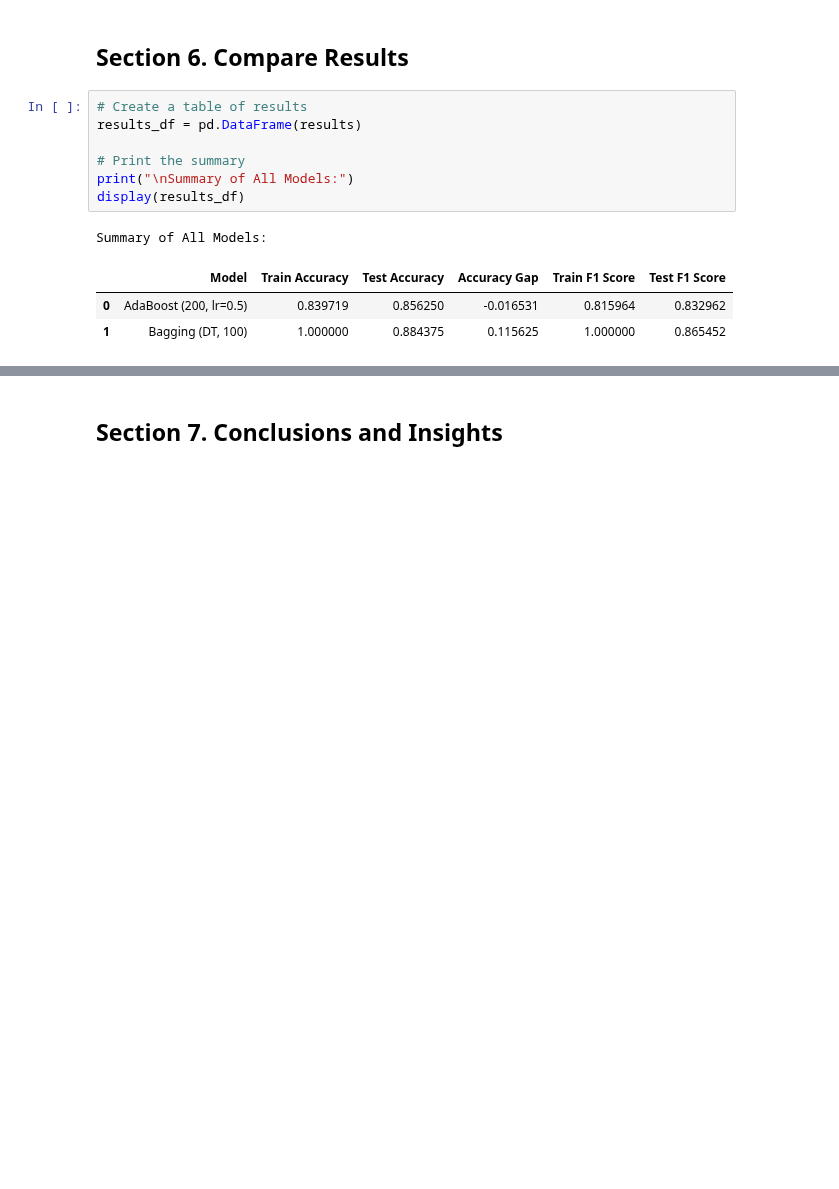
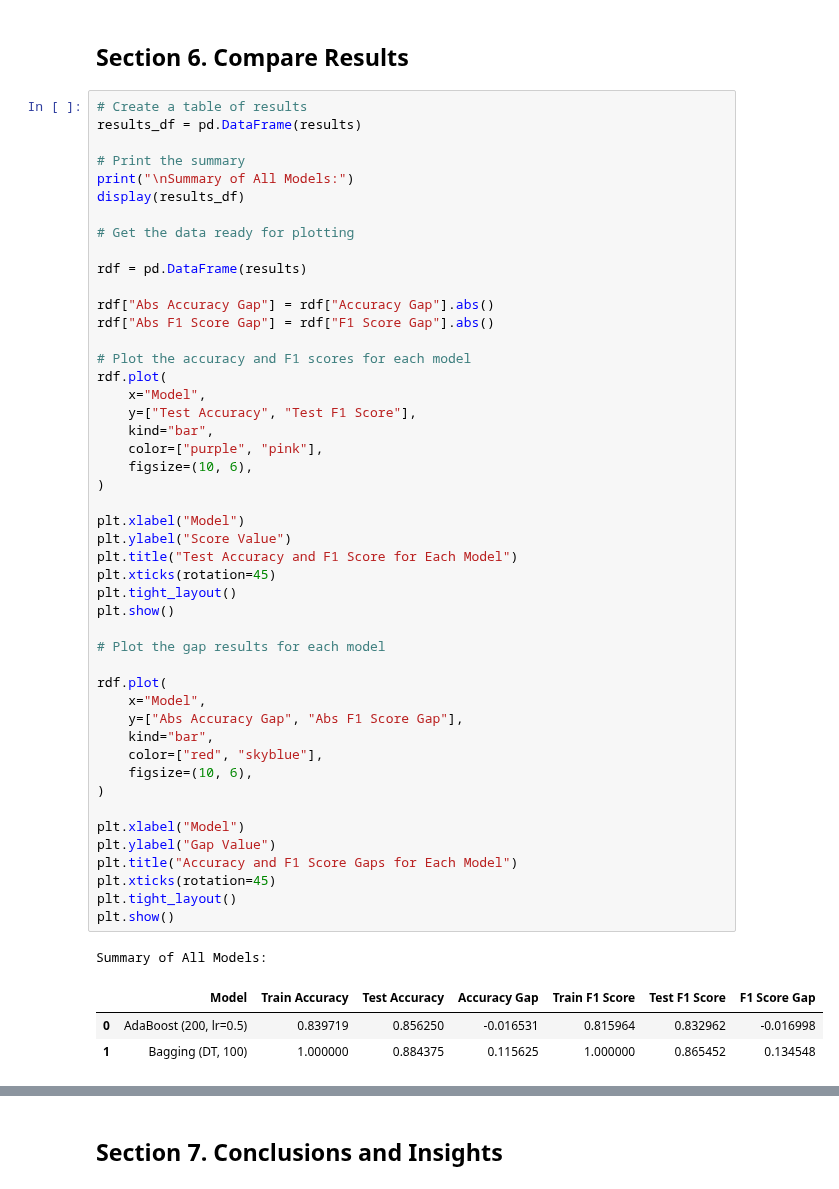
Before and after one commit to DMill31/applied-ml-miller, a Jupyter notebook: notebooks/project05/ensemble-miller.ipynb, the cells around one changed output, grey strips where cells are left out. Cells and saved outputs as stored; diff of their text form; blank space fills up the shorter version.

Commit message:
Added plots for model comparison to p5 notebook

```diff
--- a/notebooks/project05/ensemble-miller.ipynb
+++ b/notebooks/project05/ensemble-miller.ipynb
@@ -205,12 +207,52 @@ Train F1 Score: 1.0000, Test F1 Score: 0.8655
 # %%
 # Create a table of results
 results_df = pd.DataFrame(results)
 
 # Print the summary
 print("\nSummary of All Models:")
 display(results_df)
+
+# Get the data ready for plotting
+
+rdf = pd.DataFrame(results)
+
+rdf["Abs Accuracy Gap"] = rdf["Accuracy Gap"].abs()
+rdf["Abs F1 Score Gap"] = rdf["F1 Score Gap"].abs()
+
+# Plot the accuracy and F1 scores for each model
+rdf.plot(
+    x="Model",
+    y=["Test Accuracy", "Test F1 Score"],
+    kind="bar",
+    color=["purple", "pink"],
+    figsize=(10, 6),
+)
+
+plt.xlabel("Model")
+plt.ylabel("Score Value")
+plt.title("Test Accuracy and F1 Score for Each Model")
+plt.xticks(rotation=45)
+plt.tight_layout()
+plt.show()
+
+# Plot the gap results for each model
+
+rdf.plot(
+    x="Model",
+    y=["Abs Accuracy Gap", "Abs F1 Score Gap"],
+    kind="bar",
+    color=["red", "skyblue"],
+    figsize=(10, 6),
+)
+
+plt.xlabel("Model")
+plt.ylabel("Gap Value")
+plt.title("Accuracy and F1 Score Gaps for Each Model")
+plt.xticks(rotation=45)
+plt.tight_layout()
+plt.show()
 # %% [output]
 Summary of All Models:
-|  | Model | Train Accuracy | Test Accuracy | Accuracy Gap | Train F1 Score | Test F1 Score |
-| 0 | AdaBoost (200, lr=0.5) | 0.839719 | 0.856250 | -0.016531 | 0.815964 | 0.832962 |
-| 1 | Bagging (DT, 100) | 1.000000 | 0.884375 | 0.115625 | 1.000000 | 0.865452 |
+|  | Model | Train Accuracy | Test Accuracy | Accuracy Gap | Train F1 Score | Test F1 Score | F1 Score Gap |
+| 0 | AdaBoost (200, lr=0.5) | 0.839719 | 0.856250 | -0.016531 | 0.815964 | 0.832962 | -0.016998 |
+| 1 | Bagging (DT, 100) | 1.000000 | 0.884375 | 0.115625 | 1.000000 | 0.865452 | 0.134548 |
```
Also changed, not shown: parts of 3 cells of this notebook.
